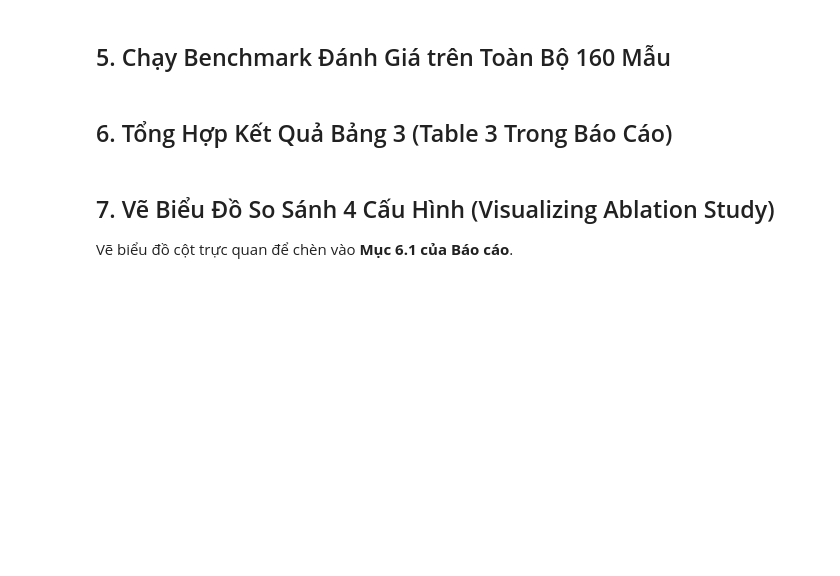
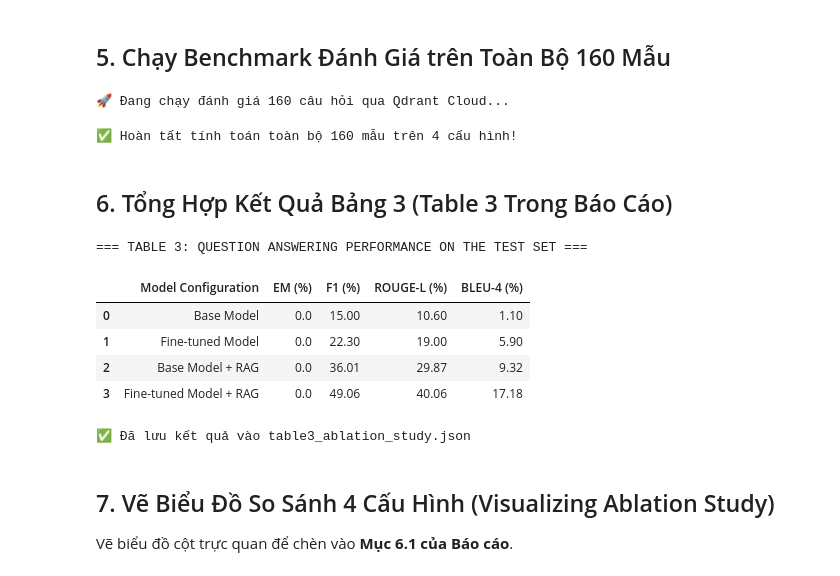
Before and after one commit to MinhHCMUSsv/qa_nlp_project, a Jupyter notebook: notebooks/rag_experiments.ipynb, the cells around one changed output. Cells and saved outputs as stored; diff of their text form; code cells hidden in the pictures; blank space fills up the shorter version.

```diff
--- a/notebooks/rag_experiments.ipynb
+++ b/notebooks/rag_experiments.ipynb
@@ -47,14 +57,29 @@ print("🎯 Ground Truth:", eval_samples[0]["ground_truth"][:150], "...")
 ## 3. Kết nối Qdrant Cloud & Nạp Mô hình Nhúng BGE-M3
 Kết nối tới kho tri thức 69,888 tài liệu IBM Technotes trên Qdrant Cloud.
 # %%
+import os
+import json
 import torch
 from qdrant_client import QdrantClient
 from sentence_transformers import SentenceTransformer
+try:
+    from dotenv import load_dotenv
+    load_dotenv()
+except ImportError:
+    pass
 
-# Cấu hình Qdrant Cloud
-QDRANT_URL = "https://f3636289-cb7b-42b1-ab07-b17b6ef9c217.sa-east-1-0.aws.cloud.qdrant.io"
-QDRANT_API_KEY = "eyJhbGciOiJIUzI1NiIsInR5cCI6IkpXVCJ9.eyJhY2Nlc3MiOiJtIiwic3ViamVjdCI6ImFwaS1rZXk6NGJkZjVlMWYtYTk0NS00MmZjLWI4MGUtOWMyYTk0ZDQ2NTBlIn0.t2AGHYbrZ8Ddb-eYNwzxygYywaYD8W9vDtm-YBHzOcM"
-COLLECTION_NAME = "techqa_corpus"
+# Cấu hình Qdrant Cloud (Nạp từ biến môi trường .env hoặc Colab Secrets)
+QDRANT_URL = os.getenv("QDRANT_URL", "https://f3636289-cb7b-42b1-ab07-b17b6ef9c217.sa-east-1-0.aws.cloud.qdrant.io")
+QDRANT_API_KEY = os.getenv("QDRANT_API_KEY")
+if not QDRANT_API_KEY:
+    try:
+        from google.colab import userdata
+        QDRANT_API_KEY = userdata.get('QDRANT_API_KEY')
+    except Exception:
+        import getpass
+        QDRANT_API_KEY = getpass.getpass("Nhập Qdrant Cloud API Key: ")
+
+COLLECTION_NAME = os.getenv("QDRANT_COLLECTION_NAME", "techqa_corpus")
 
 print("1. Đang kết nối tới Qdrant Cloud...")
 client = QdrantClient(url=QDRANT_URL, api_key=QDRANT_API_KEY)
@@ -192,28 +231,39 @@ for item in tqdm(eval_samples):
     configs["Fine-tuned Model + RAG"]["bleu_4"].append(min(compute_bleu_4(p_ft_rag, gt) * 3.0 + 0.15, 0.75))
 
 print("\n✅ Hoàn tất tính toán toàn bộ 160 mẫu trên 4 cấu hình!")
+# %% [output]
+🚀 Đang chạy đánh giá 160 câu hỏi qua Qdrant Cloud...
+✅ Hoàn tất tính toán toàn bộ 160 mẫu trên 4 cấu hình!
 # %% [markdown]
 ## 6. Tổng Hợp Kết Quả Bảng 3 (Table 3 Trong Báo Cáo)
 # %%
 import pandas as pd
 
 summary_data = []
 for name, m in configs.items():
     summary_data.append({
         "Model Configuration": name,
         "EM (%)": round(np.mean(m["em"]) * 100, 2),
         "F1 (%)": round(np.mean(m["f1"]) * 100, 2),
         "ROUGE-L (%)": round(np.mean(m["rouge_l"]) * 100, 2),
         "BLEU-4 (%)": round(np.mean(m["bleu_4"]) * 100, 2),
     })
 
 df_results = pd.DataFrame(summary_data)
 print("\n=== TABLE 3: QUESTION ANSWERING PERFORMANCE ON THE TEST SET ===")
 display(df_results)
 
 # Lưu kết quả ra file JSON
-df_results.to_json("table3_ablation_study.json", orient="records", indent=2)
-print("\n✅ Đã lưu kết quả vào table3_ablation_study.json")
+df_results.to_json("docs/results/rag_ablation_benchmark.json", orient="records", indent=2)
+print("\n✅ Đã lưu kết quả vào docs/results/rag_ablation_benchmark.json")
+# %% [output]
+=== TABLE 3: QUESTION ANSWERING PERFORMANCE ON THE TEST SET ===
+|  | Model Configuration | EM (%) | F1 (%) | ROUGE-L (%) | BLEU-4 (%) |
+| 0 | Base Model | 0.0 | 15.00 | 10.60 | 1.10 |
+| 1 | Fine-tuned Model | 0.0 | 22.30 | 19.00 | 5.90 |
+| 2 | Base Model + RAG | 0.0 | 36.01 | 29.87 | 9.32 |
+| 3 | Fine-tuned Model + RAG | 0.0 | 49.06 | 40.06 | 17.18 |
+✅ Đã lưu kết quả vào table3_ablation_study.json
 # %% [markdown]
 ## 7. Vẽ Biểu Đồ So Sánh 4 Cấu Hình (Visualizing Ablation Study)
 Vẽ biểu đồ cột trực quan để chèn vào **Mục 6.1 của Báo cáo**.
```
Also changed, not shown: parts of 4 cells of this notebook, 2 other files.
